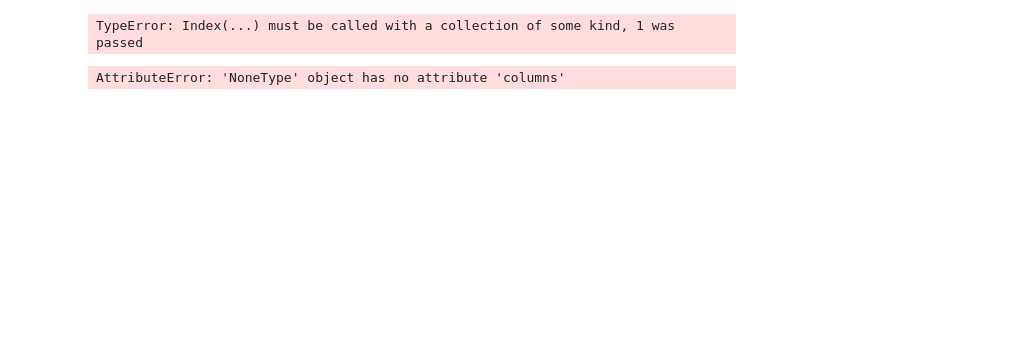
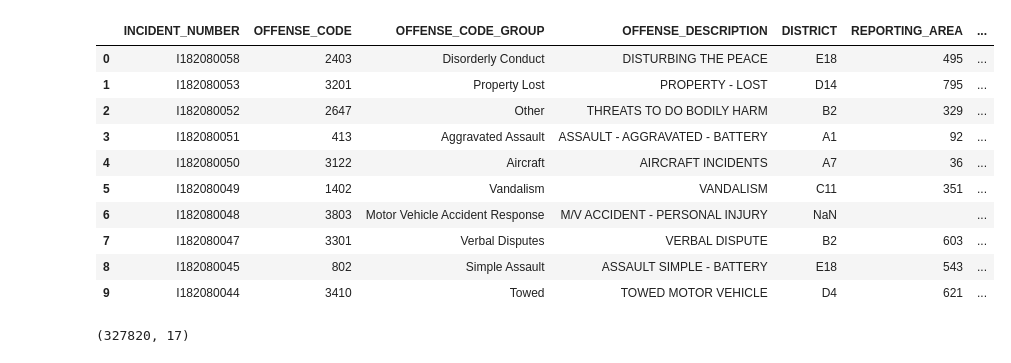
Before and after one commit to bullet400/house, a Jupyter notebook: Boston_Crime.ipynb, the cells around one changed output. Cells and saved outputs as stored; diff of their text form; code cells hidden in the pictures; blank space fills up the shorter version.

Commit message:
Boston crime

```diff
--- a/Boston_Crime.ipynb
+++ b/Boston_Crime.ipynb
@@ -94,10 +0,0 @@ array([[<matplotlib.axes._subplots.AxesSubplot object at 0x...>]],
-# %%
-new_sf=sf.rename(columns = {"FUEL CONSUMPTION": "FUEL_CONSUMPTION",
-                     "ENGINE SIZE":"ENGINE_SIZE"}, index=1,
-                                 inplace = True)
-# %% [output]
-TypeError: Index(...) must be called with a collection of some kind, 1 was passed
-# %%
-print(new_sf.columns)
-# %% [output]
-AttributeError: 'NoneType' object has no attribute 'columns'
@@ -105,0 +7,20 @@ AttributeError: 'NoneType' object has no attribute 'columns'
+# %%
+data = pd.read_excel('crime2.xlsx')
+# %%
+data.head(10)
+# %% [output]
+|  | INCIDENT_NUMBER | OFFENSE_CODE | OFFENSE_CODE_GROUP | OFFENSE_DESCRIPTION | DISTRICT | REPORTING_AREA | ... |
+| 0 | I182080058 | 2403 | Disorderly Conduct | DISTURBING THE PEACE | E18 | 495 | ... |
+| 1 | I182080053 | 3201 | Property Lost | PROPERTY - LOST | D14 | 795 | ... |
+| 2 | I182080052 | 2647 | Other | THREATS TO DO BODILY HARM | B2 | 329 | ... |
+| 3 | I182080051 | 413 | Aggravated Assault | ASSAULT - AGGRAVATED - BATTERY | A1 | 92 | ... |
+| 4 | I182080050 | 3122 | Aircraft | AIRCRAFT INCIDENTS | A7 | 36 | ... |
+| 5 | I182080049 | 1402 | Vandalism | VANDALISM | C11 | 351 | ... |
+| 6 | I182080048 | 3803 | Motor Vehicle Accident Response | M/V ACCIDENT - PERSONAL INJURY | NaN |  | ... |
+| 7 | I182080047 | 3301 | Verbal Disputes | VERBAL DISPUTE | B2 | 603 | ... |
+| 8 | I182080045 | 802 | Simple Assault | ASSAULT SIMPLE - BATTERY | E18 | 543 | ... |
+| 9 | I182080044 | 3410 | Towed | TOWED MOTOR VEHICLE | D4 | 621 | ... |
+# %%
+data.shape
+# %% [output]
+(327820, 17)
```
Also changed, not shown: parts of 109 cells of this notebook.
